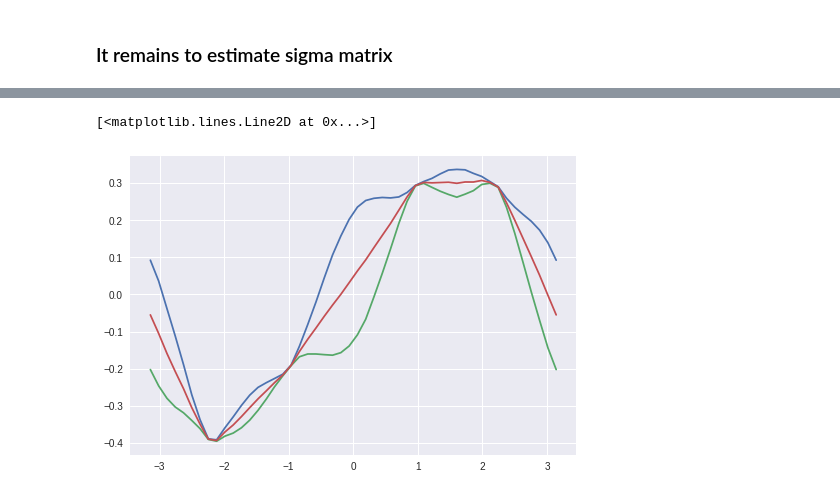
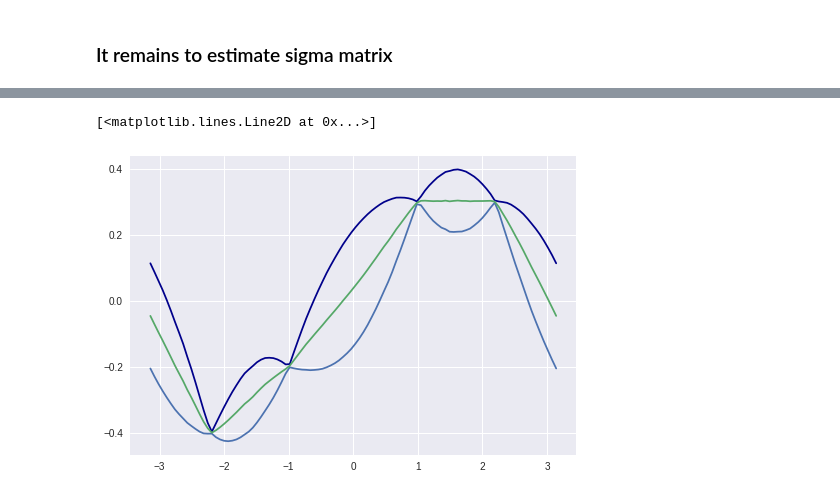
Before and after one commit to bobby-he/Neural_Tangent_Kernel, a Jupyter notebook: Neural_tangent_kernel.ipynb, the cells around one changed output, grey strips where cells are left out. Drawn from its saved outputs; the diff is of its cells as text; code cells hidden in the pictures.

```diff
--- a/Neural_tangent_kernel.ipynb
+++ b/Neural_tangent_kernel.ipynb
@@ -89,8 +91,8 @@ Completed initialisation 9
 # %% [markdown]
 ### Getting the GP process plot is harder (I think) because of a lack of a standard kernel, here is an attempt but it is probably horrifically inefficient
 # %%
-n_pts=50
-n_width = 5000
+n_pts=100
+n_width = 10000
 # %%
 # number of points in plot
 grad_mat = torch.zeros((n_pts,4))
@@ -116,8 +118,11 @@ for gamma in gamma_data:
   loss = net(circle_pt)
   grad_list.append(cpu_tuple(torch.autograd.grad(loss,net.parameters(), retain_graph = True)))
 # %%
+%%time
 # grad_mat is kappa on p7 of NTK paper
 for i, gamma in enumerate(gamma_test):
+  if i%10 == 0:
+    print('point {}'.format(i))
   circle_pt = circle_transform(gamma)
   if use_cuda and torch.cuda.is_available():
     circle_pt = circle_pt.cuda()
@@ -198,7 +171,9 @@ plt.plot(gamma_test.numpy(), variance_vec.detach().numpy())
+# %%
+variance_vec = variance_est(10000, 100, temp_mat, 10000)
 # %%
-plt.plot(gamma_test.numpy(), mean_vec.view(-1).detach().numpy()+2*variance_vec.detach().numpy())
-plt.plot(gamma_test.numpy(), mean_vec.view(-1).detach().numpy()-2*variance_vec.detach().numpy())
-plt.plot(gamma_test.numpy(), mean_vec.view(-1).detach().numpy()+0*variance_vec.detach().numpy())
+plt.plot(gamma_test.numpy(), mean_vec.view(-1).detach().numpy()+1.28*np.sqrt(variance_vec.detach().numpy()), color = 'darkblue')
+plt.plot(gamma_test.numpy(), mean_vec.view(-1).detach().numpy()-1.28*np.sqrt(variance_vec.detach().numpy()))
+plt.plot(gamma_test.numpy(), mean_vec.view(-1).detach().numpy()+0*np.sqrt(variance_vec.detach().numpy()))
 # %% [output]
 [<matplotlib.lines.Line2D at 0x...>]
-[figure, old version]
+[figure, new version]
```
Also changed, not shown: parts of 20 cells of this notebook.
